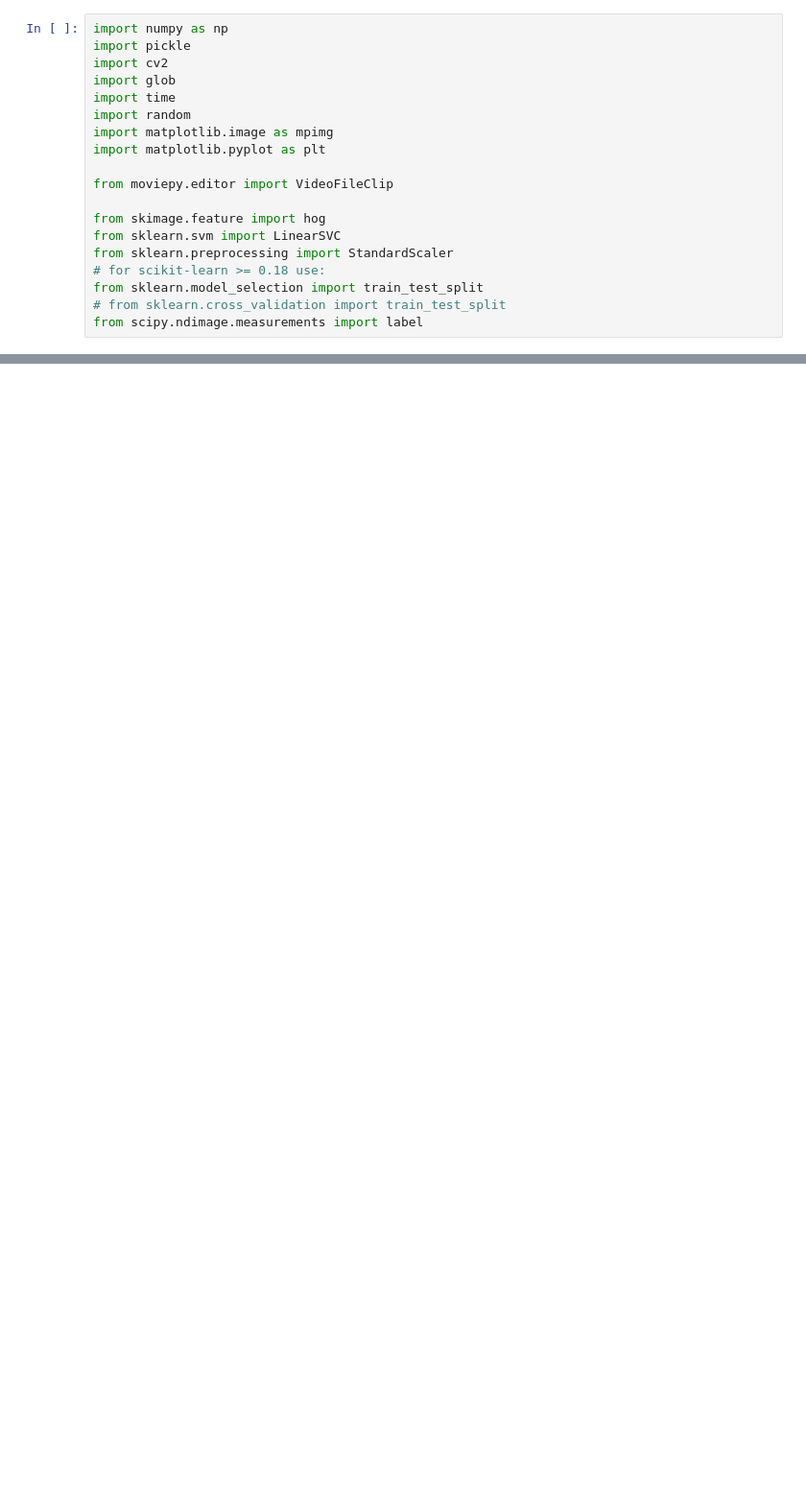
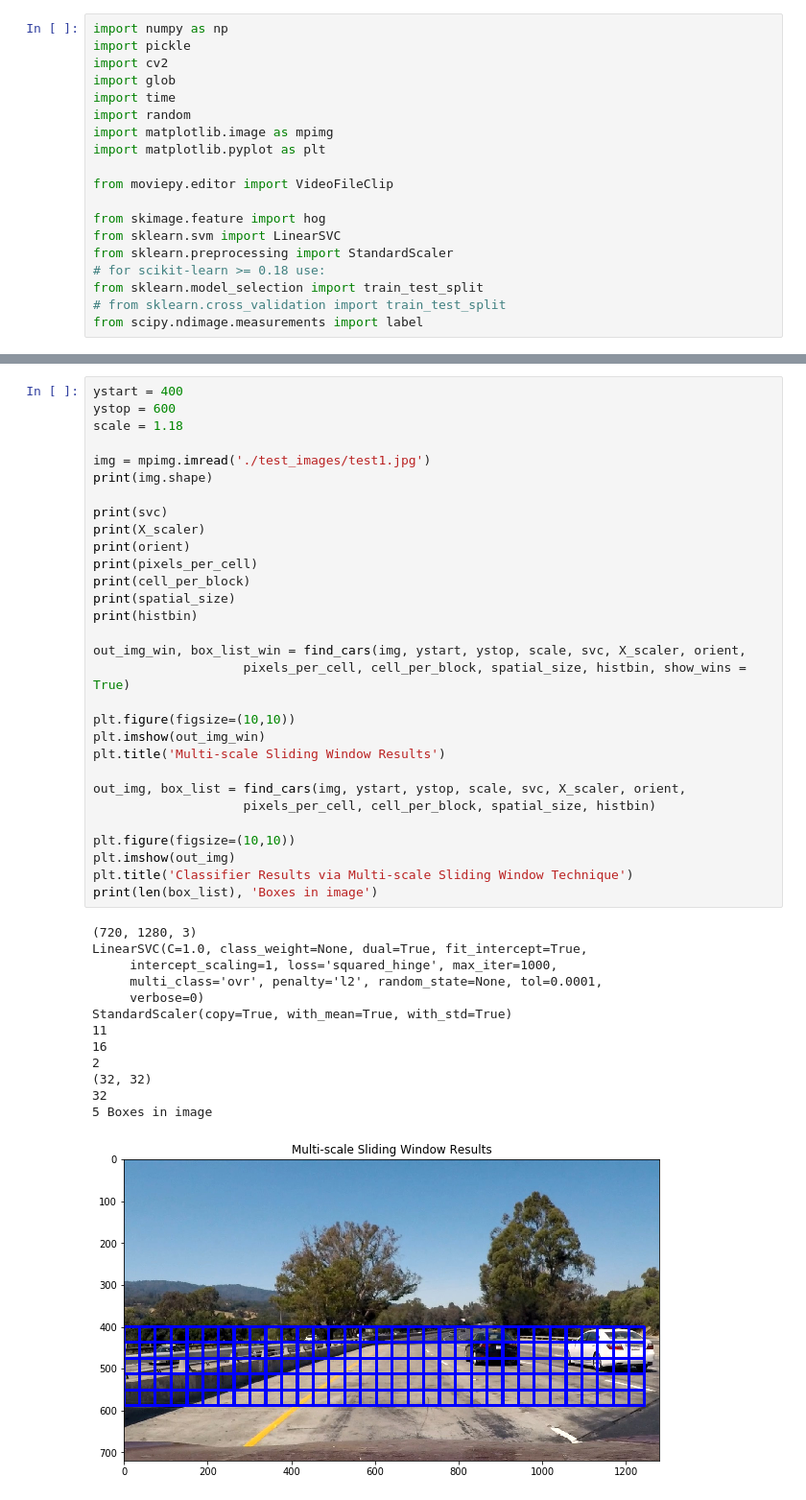
Before and after one commit to cwcentral/CarND-Vehicle-Detection, a Jupyter notebook: p5.ipynb, the cells around one changed output, grey strips where cells are left out. Shown at 96% size. Cells and saved outputs as stored; diff of their text form; blank space fills up the shorter version.

```diff
--- a/p5.ipynb
+++ b/p5.ipynb
@@ -157,0 +509,44 @@ def extract_features(imgs, cspace='RGB', spatial_size=(32, 32),
+# %%
+ystart = 400
+ystop = 600
+scale = 1.18
+
+img = mpimg.imread('./test_images/test1.jpg')
+print(img.shape)
+
+print(svc)
+print(X_scaler)
+print(orient)
+print(pixels_per_cell)
+print(cell_per_block)
+print(spatial_size)
+print(histbin)
+
+out_img_win, box_list_win = find_cars(img, ystart, ystop, scale, svc, X_scaler, orient,
+                    pixels_per_cell, cell_per_block, spatial_size, histbin, show_wins = True)
+
+plt.figure(figsize=(10,10))
+plt.imshow(out_img_win)
+plt.title('Multi-scale Sliding Window Results')
+
+out_img, box_list = find_cars(img, ystart, ystop, scale, svc, X_scaler, orient,
+                    pixels_per_cell, cell_per_block, spatial_size, histbin)
+
+plt.figure(figsize=(10,10))
+plt.imshow(out_img)
+plt.title('Classifier Results via Multi-scale Sliding Window Technique')
+print(len(box_list), 'Boxes in image')
+# %% [output]
+(720, 1280, 3)
+LinearSVC(C=1.0, class_weight=None, dual=True, fit_intercept=True,
+     intercept_scaling=1, loss='squared_hinge', max_iter=1000,
+     multi_class='ovr', penalty='l2', random_state=None, tol=0.0001,
+     verbose=0)
+StandardScaler(copy=True, with_mean=True, with_std=True)
+11
+16
+2
+(32, 32)
+32
+5 Boxes in image
+[figure, added]
```
Also changed, not shown: parts of 33 cells of this notebook, 3 other files.
